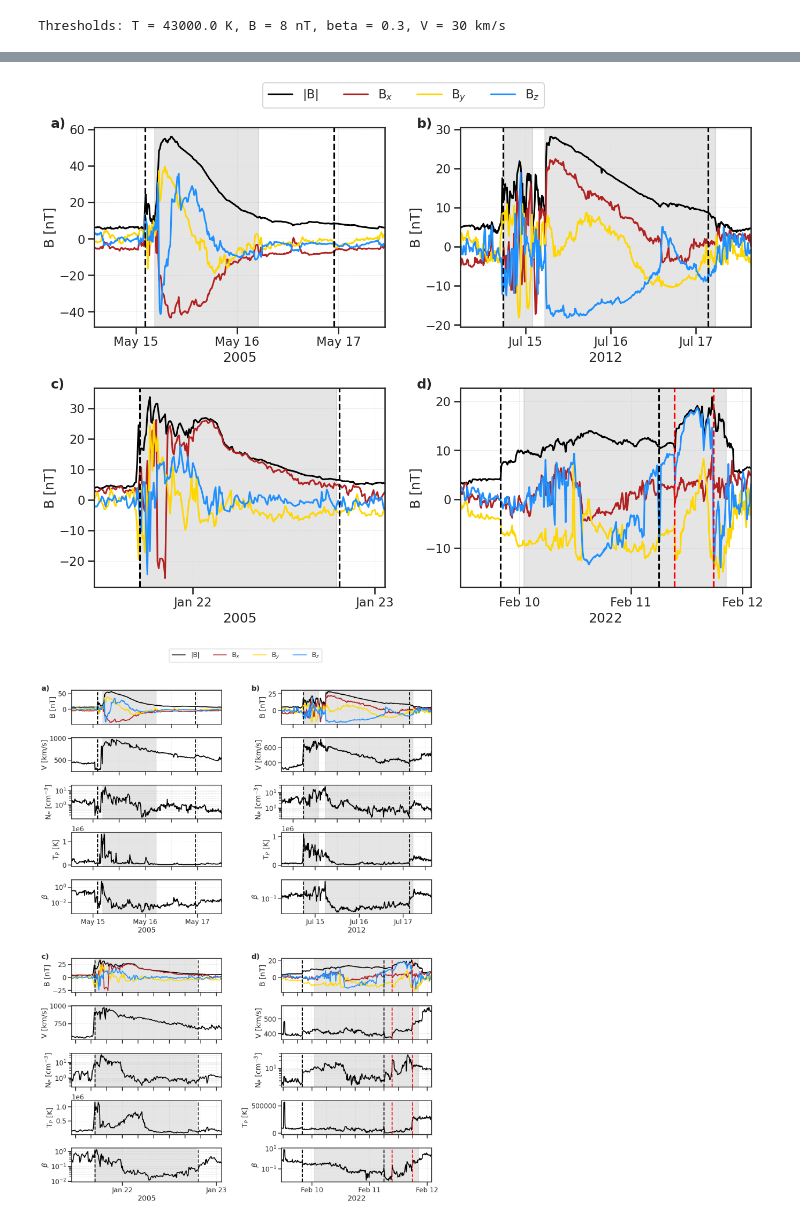
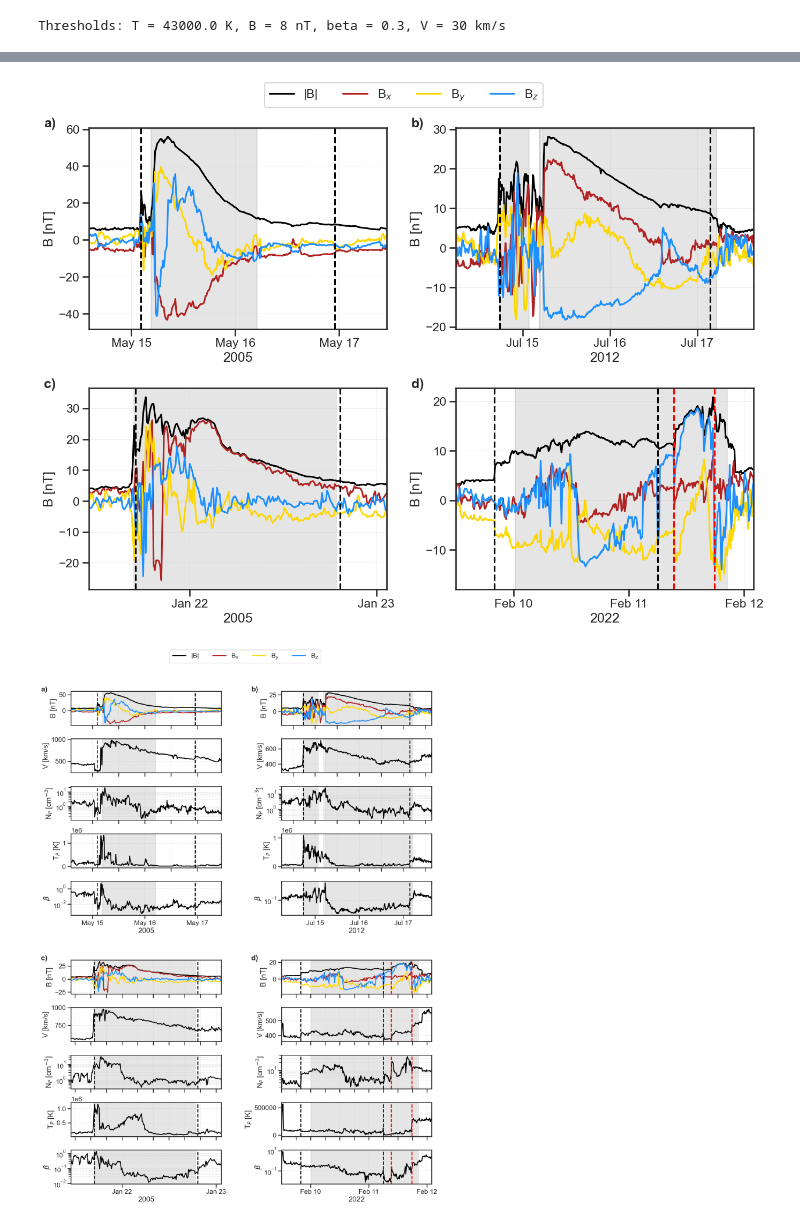
Before and after one commit to hruedisser/arcane, a Jupyter notebook: scripts/notebooks/results.ipynb, the cells around one changed output, grey strips where cells are left out. Drawn from its saved outputs; the diff is of its cells as text; code cells hidden in the pictures.

Commit message:
update results notebook for resubmission

```diff
--- a/scripts/notebooks/results.ipynb
+++ b/scripts/notebooks/results.ipynb
@@ -223,7 +223,7 @@ multi_signal_dataset = MultiSignalDataset(
 ### preprocess results
 # %%
 # We merge the columns and shift them by the time shift
-df_merged = merge_columns_by_mean(all_results, prefix="predicted_value_arcane_min10_1024_", tminus_range=range(1,201))
+df_merged = merge_columns_by_mean(all_results, prefix="predicted_value_arcane_min10_1024_", tminus_range=range(1,151))
 # %%
 df_shifted_and_merged = shift_columns(df_merged, freq="min", multiplier=10)
 # %%
@@ -527,6 +528,7 @@ if redo_analysis:
                 key=key,
                 creep_delta=10,
                 thresh=thresh,
+                resample_freq=resample_freq
             )
 
             icmes_in_proba = cat_temp.event_cat
@@ -1250,8 +1252,9 @@ cat_wt = EventCatalog(
     spacecraft="Wind",
     dataframe=df_shifted_and_merged_processed,
     key=resultsdictkeys[wt],
-    creep_delta=30,
+    creep_delta=10,
     thresh=max_thresh_wt,
+    resample_freq=resample_freq
 )
 
 TPs_wt, FPs_wt, FNs_wt, delays_wt, found_already_wt, detected_wt, durations_wt, ious_wt = compare_catalogs_for_results(cat_wt.event_cat, extracted_catalog)
@@ -1550,0 +1515,16 @@ Number of detected events: 287
+# %%
+dates_to_plot = [
+    datetime.datetime(2005, 5, 15),
+    datetime.datetime(2012, 7, 15),
+    datetime.datetime(2005, 1, 22),
+    datetime.datetime(2022, 2, 10),
+]
+
+events_to_plot = []
+
+for date in dates_to_plot:
+    for evt in extracted_catalog: #detected_wt:
+        if abs(evt.begin - date) < datetime.timedelta(days=1):
+            events_to_plot.append(evt)
+
+            print(f"Event found for date {date}: {evt.begin} to {evt.end}")
@@ -1551,23 +1536,16 @@ Number of detected events: 287
 # %%
 import matplotlib.dates as mdates
 
-events_to_plot  = [
-    92, #imperfect
-    137, # two in one
-    90, # perfect
-    223 # one in two
-    ] #[3, 62, 92, 456]
+deltas = [12, 12, 6, 8]
 
-deltas = [12, 12, 6, 46]
+delta2s = [12, 12, 6, 20]
 
-delta2s = [12, 12, 6, 8]
 labels = ["a)", "b)", "c)", "d)"]
 
 fig, axes = plt.subplots(2, 2, figsize=(14, 10), sharex=False)
 axes = axes.flatten()
 
-for i, (event_idx, delta) in enumerate(zip(events_to_plot, deltas)):
-    event = detected_wt[event_idx]
+for i, (event, delta) in enumerate(zip(events_to_plot, deltas)):
     data = event.get_data(df_shifted_and_merged_processed, delta=delta, delta2=delta2s[i])
 
     bt_keys = [col for col in data.columns if "bt" in col]
@@ -1594,52 +1572,41 @@ for i, (event_idx, delta) in enumerate(zip(events_to_plot, deltas)):
             color = "black" if line_count < 2 else "red"
             ax.axvline(true_event.begin, color=color, linestyle="--")
             line_count += 1
             color = "black" if line_count < 2 else "red"
             ax.axvline(true_event.end, color=color, linestyle="--")
             line_count += 1
 
     for pred_event in cat_wt.event_cat:
-        if pred_event.begin > event.begin - datetime.timedelta(hours=delta*3) and pred_event.end < event.end + datetime.timedelta(hours=delta):
+        if pred_event.begin > event.begin - datetime.timedelta(hours=delta*3) and pred_event.end < event.end + datetime.timedelta(hours=delta2s[i]*3):
             ax.axvspan(pred_event.begin, pred_event.end, color="grey", alpha=0.2, zorder=0)
 
     ax.set_ylabel("B [nT]")
 
     dates_year = data.index.min().year
 
     ax.set_xlabel(str(dates_year))
 
     locator = mdates.DayLocator(interval=1)
     ax.xaxis.set_major_locator(locator)
 
     # Set x-axis formatter to 'Nov 08' style
     ax.xaxis.set_major_formatter(mdates.DateFormatter("%b %d"))
 
 # Add a global legend for the entire figure
 lines_labels = [ax.get_legend_handles_labels() for ax in axes]
 lines, labels = [sum(lol, []) for lol in zip(*lines_labels)]
 fig.legend(lines[:4], labels[:4], loc='upper center', ncol=4, frameon=True, bbox_to_anchor=(0.5, 1.05))
 
 plt.tight_layout()
 
-plt.savefig("../../plots/examples_only_B.pdf", bbox_inches="tight")
+plt.savefig("../../plots/examples_only_B_revised.pdf", bbox_inches="tight")
 # %% [output]
-[figure, old version]
+[figure, new version]
 # %%
 import matplotlib.dates as mdates
 import matplotlib.gridspec as gridspec
 import matplotlib.ticker as mticker
 
-
-events_to_plot  = [
-    92, #imperfect
-    137, # two in one
-    90, # perfect
-    223 # one in two
-    ] #[3, 62, 92, 456]
-
-deltas = [12, 12, 6, 46]
-
-delta2s = [12, 12, 6, 8]
 labels = ["a)", "b)", "c)", "d)"]
 
 fig = plt.figure(figsize=(16, 22))
@@ -1647,12 +1614,11 @@ fig = plt.figure(figsize=(16, 22))
 # create outer grid
 outer_grid = gridspec.GridSpec(2,2, wspace=0.4, hspace=0.2)
 
-for i, (event_idx, delta) in enumerate(zip(events_to_plot, deltas)):
+for i, (event, delta) in enumerate(zip(events_to_plot, deltas)):
 
     # create inner grid
     inner_grid = gridspec.GridSpecFromSubplotSpec(5, 1, subplot_spec=outer_grid[i], wspace=0.2, hspace=0.4)
 
-    event = detected_wt[event_idx]
     data = event.get_data(df_shifted_and_merged_processed, delta=delta, delta2=delta2s[i])
 
     bt_keys = [col for col in data.columns if "bt" in col]
@@ -1716,7 +1682,7 @@ for i, (event_idx, delta) in enumerate(zip(events_to_plot, deltas)):
 
     # --- Predicted Events (all 5) ---
     for pred_event in cat_wt.event_cat:
-        if pred_event.begin > event.begin - datetime.timedelta(hours=delta*3) and pred_event.end < event.end + datetime.timedelta(hours=delta):
+        if pred_event.begin > event.begin - datetime.timedelta(hours=delta*3) and pred_event.end < event.end + datetime.timedelta(hours=delta2s[i]*3):
             for ax in [axB, axV, axN, axT, axBeta]:
                 ax.axvspan(pred_event.begin, pred_event.end, color="grey", alpha=0.2, zorder=0)
 
@@ -1736,6 +1702,6 @@ lines, labels = [sum(lol, []) for lol in zip(*lines_labels)]
 fig.legend(lines[:4], labels[:4], loc='upper center', ncol=4, frameon=True, bbox_to_anchor=(0.5, 0.95))
 
 plt.tight_layout()
-plt.savefig("../../plots/examples_only_B.pdf", bbox_inches="tight")
+plt.savefig("../../plots/examples_only_B_revised.pdf", bbox_inches="tight")
 # %% [output]
-[figure, old version]
+[figure, new version]
```
Also changed, not shown: parts of 17 cells of this notebook.
